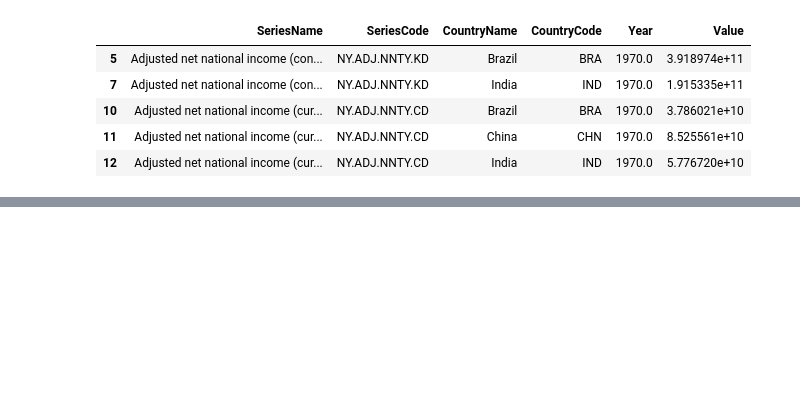
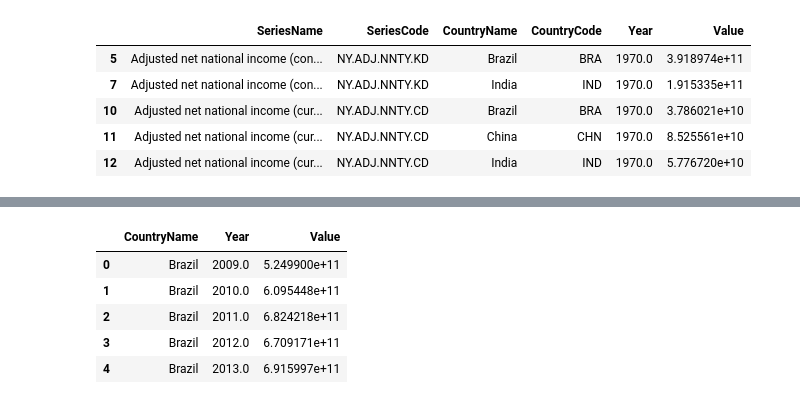
Before and after one commit to SArjaGit/BRICS_Project, a Jupyter notebook: Justin/Economic.ipynb, the cells around one changed output, grey strips where cells are left out. Drawn from its saved outputs; the diff is of its cells as text; code cells hidden in the pictures; blank space fills up the shorter version.

```diff
--- a/Justin/Economic.ipynb
+++ b/Justin/Economic.ipynb
@@ -74,3 +74,13 @@ net_national_income_all.head()
 # %%
 # Grouping by "CountryName" and "Year" then calculating the mean for annual % growth
 group_net_national_income = net_national_income_all.groupby(["CountryName", "Year"])["Value"].mean().reset_index()
+
+# Displaying the first five rows of the filtered Data Frame
+group_net_national_income.head()
+# %% [output]
+|  | CountryName | Year | Value |
+| 0 | Brazil | 2009.0 | 5.249900e+11 |
+| 1 | Brazil | 2010.0 | 6.095448e+11 |
+| 2 | Brazil | 2011.0 | 6.824218e+11 |
+| 3 | Brazil | 2012.0 | 6.709171e+11 |
+| 4 | Brazil | 2013.0 | 6.915997e+11 |
```
Also changed, not shown: parts of 1 cell of this notebook.
